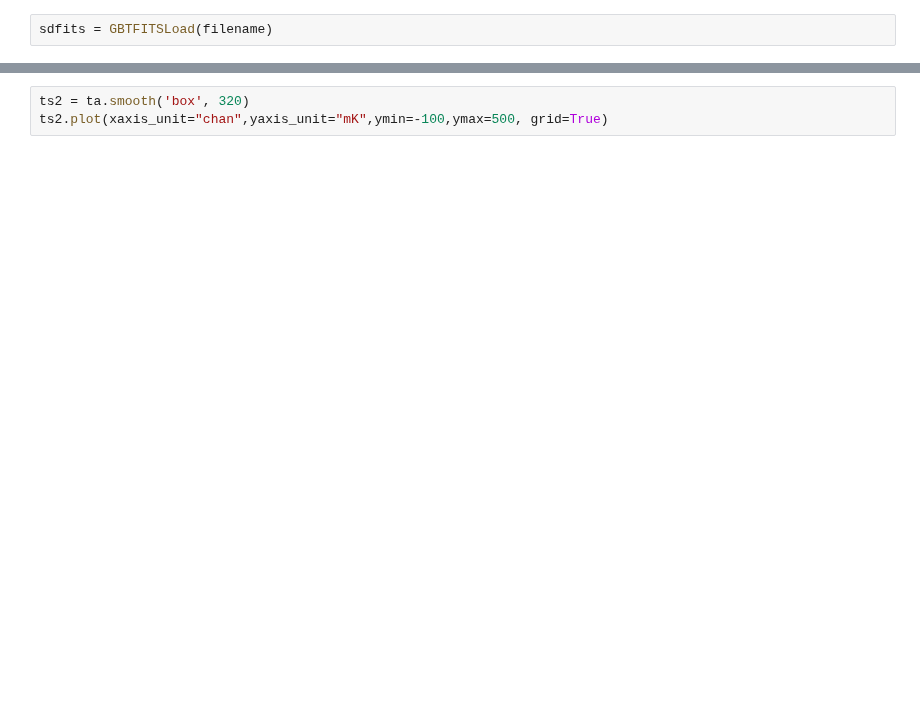
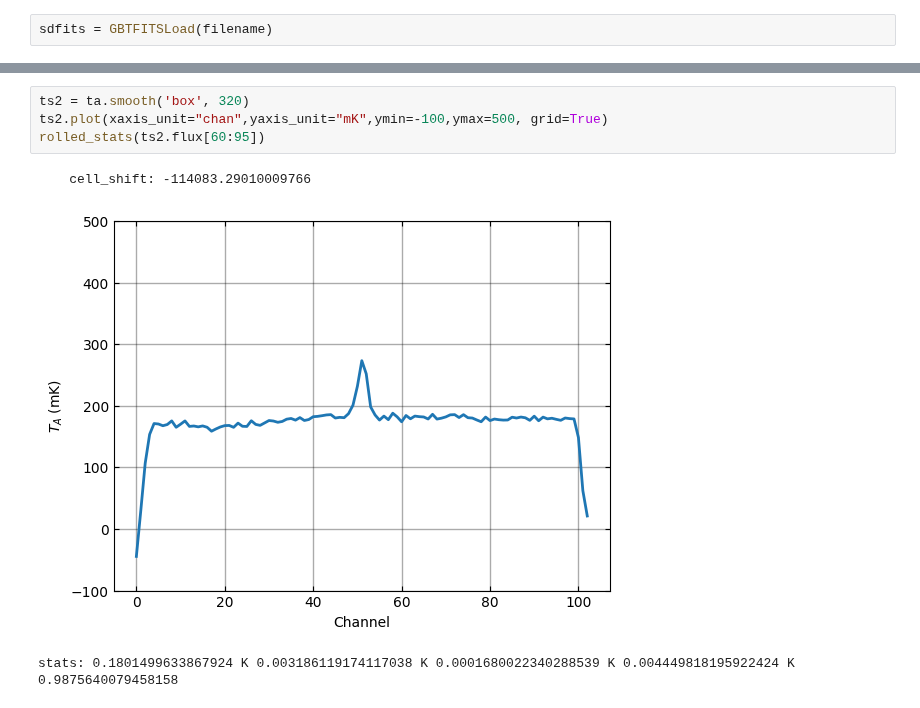
Before and after one commit to GreenBankObservatory/dysh, a Jupyter notebook: notebooks/examples/smoothing.ipynb, the cells around one changed output, grey strips where cells are left out. Drawn from its saved outputs; the diff is of its cells as text; blank space fills up the shorter version.

```diff
--- a/notebooks/examples/smoothing.ipynb
+++ b/notebooks/examples/smoothing.ipynb
@@ -50,5 +73,10 @@ rolled_stats(ts1.flux[21000//16:28000//16])
 # %%
 ts2 = ta.smooth('box', 320)
 ts2.plot(xaxis_unit="chan",yaxis_unit="mK",ymin=-100,ymax=500, grid=True)
+rolled_stats(ts2.flux[60:95])
+# %% [output]
+    cell_shift: -114083.29010009766
+[figure, added]
+stats: 0.1801499633867924 K 0.003186119174117038 K 0.0001680022340288539 K 0.004449818195922424 K 0.9875640079458158
 # %%
 ta.plot(xaxis_unit="km/s",yaxis_unit="mK",ymin=-100,ymax=500)
```
Also changed, not shown: parts of 19 cells of this notebook.
